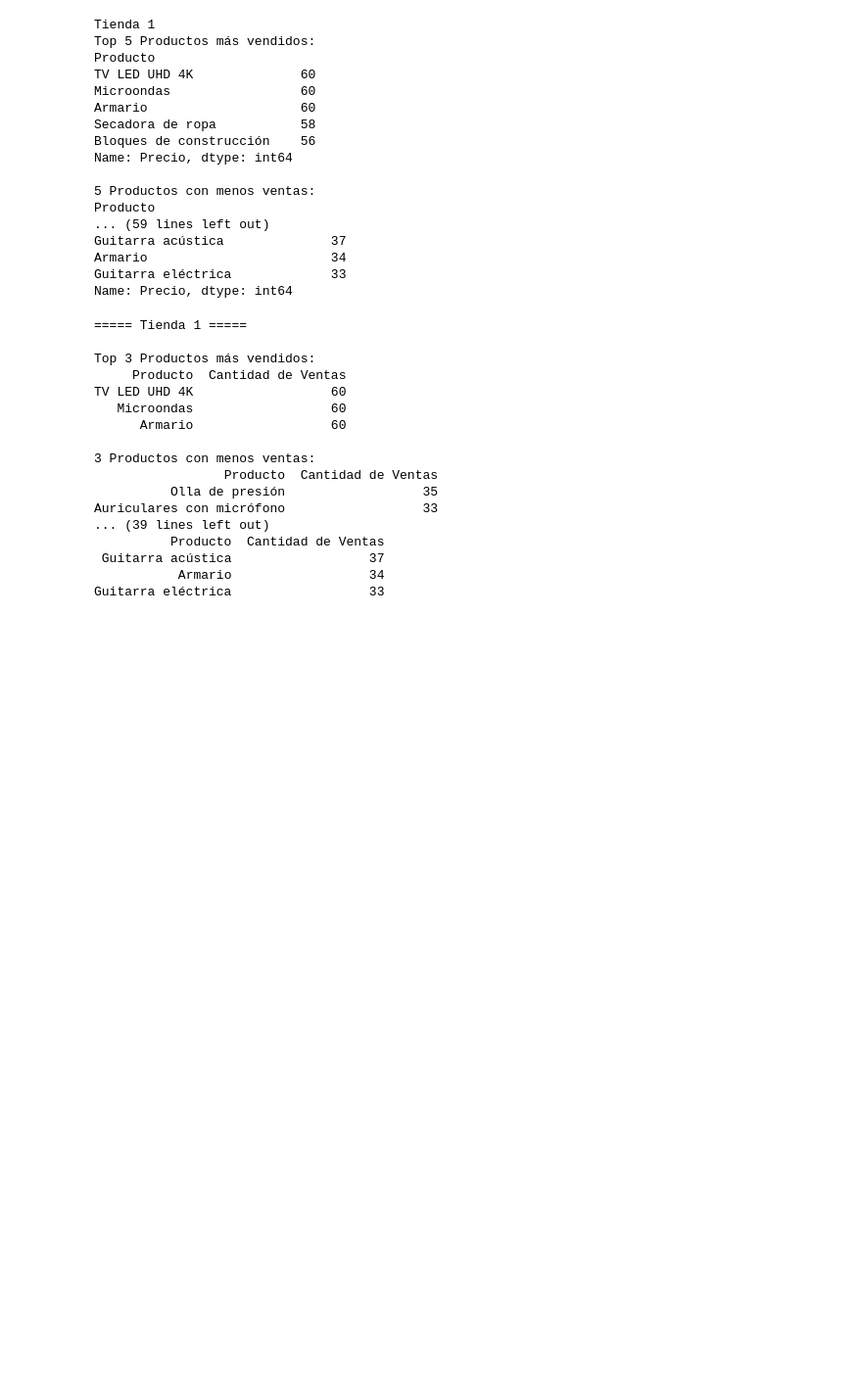
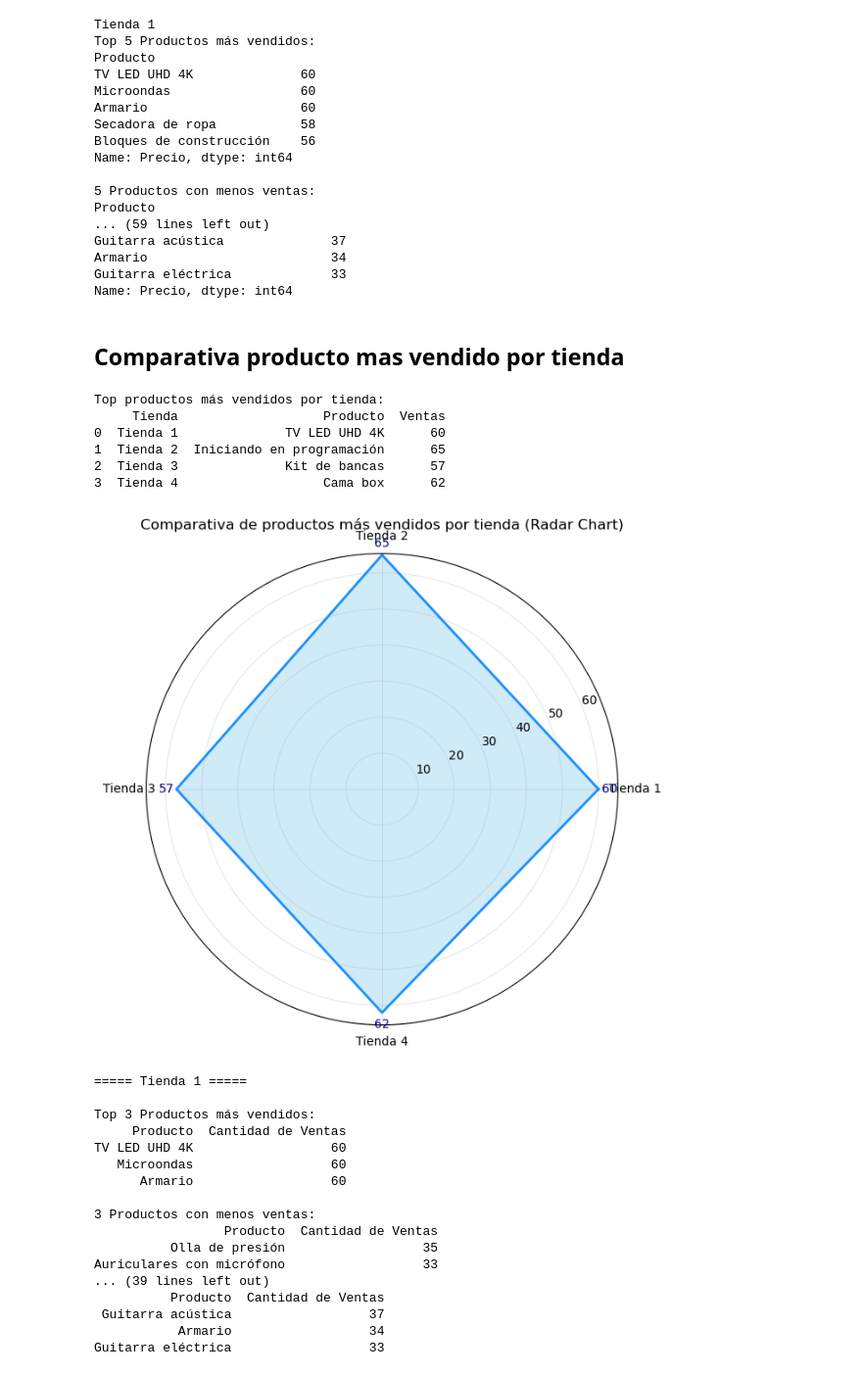
Before and after one commit to ernes2111/Proyecto-Alura-Store-Analisis-de-Tiendas, a Jupyter notebook: notebooks/Alura_store_latam.ipynb, the cells around one changed output. Shown at 98% size. Saved outputs shown, nothing was run; the diff lists cells and outputs as text; code cells hidden in the pictures; blank space fills up the shorter version.

```diff
--- a/AluraStoreLatam.ipynb
+++ b/notebooks/Alura_store_latam.ipynb
@@ -181,6 +200,63 @@ Guitarra acústica              37
 Armario                        34
 Guitarra eléctrica             33
 Name: Precio, dtype: int64
+# %% [markdown]
+## Comparativa producto mas vendido por tienda
+# %%
+#Creao lista con el producto más vendido por tienda
+productos_top = []
+
+for nombre, df in tiendas.items():
+    # Agrupacion por producto y contamos las ventas
+    ventas = df.groupby('Producto')['Precio'].count().sort_values(ascending=False)
+    producto_top = ventas.head(1)  # top 1 producto más vendido
+
+    productos_top.append({
+        'Tienda': nombre,
+        'Producto': producto_top.index[0],
+        'Ventas': producto_top.values[0]
+    })
+
+#Convertimos a DataFrame
+df_top = pd.DataFrame(productos_top)
+print("Top productos más vendidos por tienda:")
+print(df_top)
+
+#Crear el gráfico Radar Chart
+labels = df_top['Tienda']
+values = df_top['Ventas']
+
+#Cerrar el círculo del radar
+angles = np.linspace(0, 2*np.pi, len(labels), endpoint=False).tolist()
+values = values.tolist()
+values += values[:1]
+angles += angles[:1]
+
+#Crear figura polar
+fig, ax = plt.subplots(figsize=(7,7), subplot_kw=dict(polar=True))
+
+#Dibujar línea y área
+ax.plot(angles, values, linewidth=2, linestyle='solid', color='dodgerblue')
+ax.fill(angles, values, color='skyblue', alpha=0.4)
+
+#Etiquetas y detalles
+ax.set_thetagrids(np.degrees(angles[:-1]), labels)
+ax.set_title('Comparativa de productos más vendidos por tienda (Radar Chart)', fontsize=12, pad=20)
+ax.grid(True, alpha=0.3)
+
+#Mostrar los valores en el gráfico
+for i, v in enumerate(df_top['Ventas']):
+    ax.text(angles[i], v + (v*0.05), f"{v}", ha='center', va='center', fontsize=10, color='navy')
+
+plt.show()
+# %% [output]
+Top productos más vendidos por tienda:
+     Tienda                   Producto  Ventas
+0  Tienda 1              TV LED UHD 4K      60
+1  Tienda 2  Iniciando en programación      65
+2  Tienda 3              Kit de bancas      57
+3  Tienda 4                   Cama box      62
+[figure, added]
 # %%
 # Re usamos el diccionario "tiendas" para analizar los productos más y menos vendidos por tienda, creado en el punto anterior
 for nombre, df in tiendas.items():
```
Also changed, not shown: parts of 5 cells of this notebook, 9 other files.
